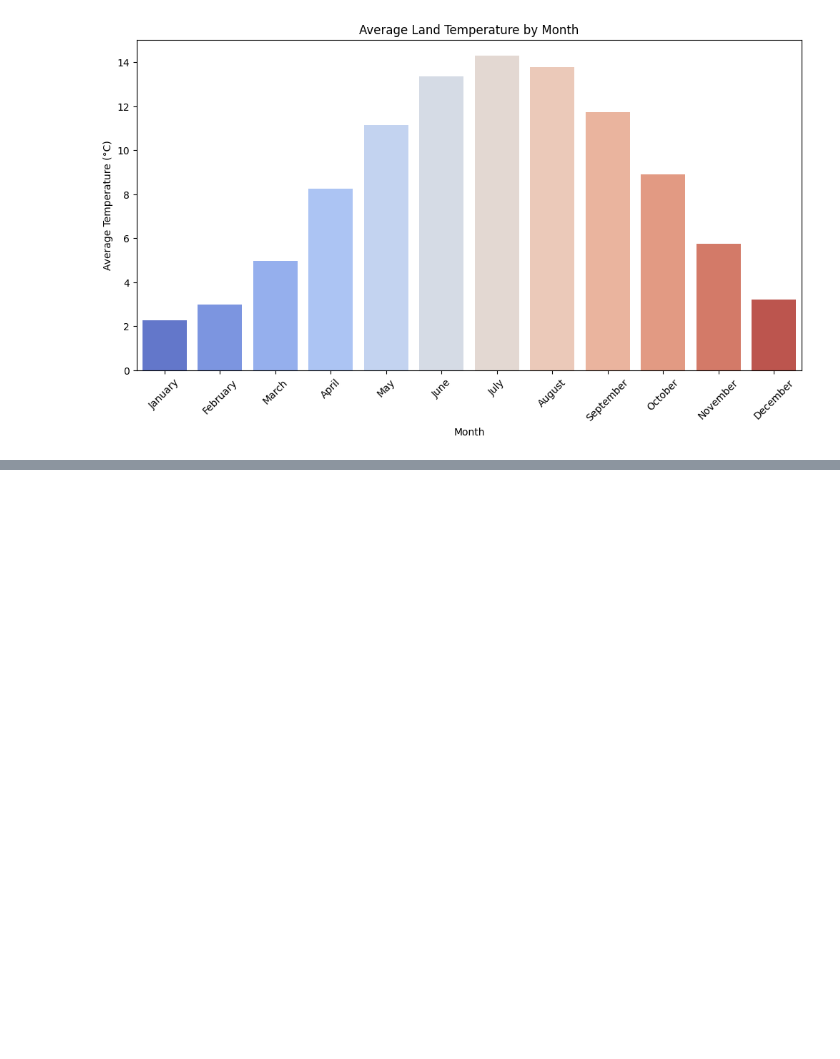
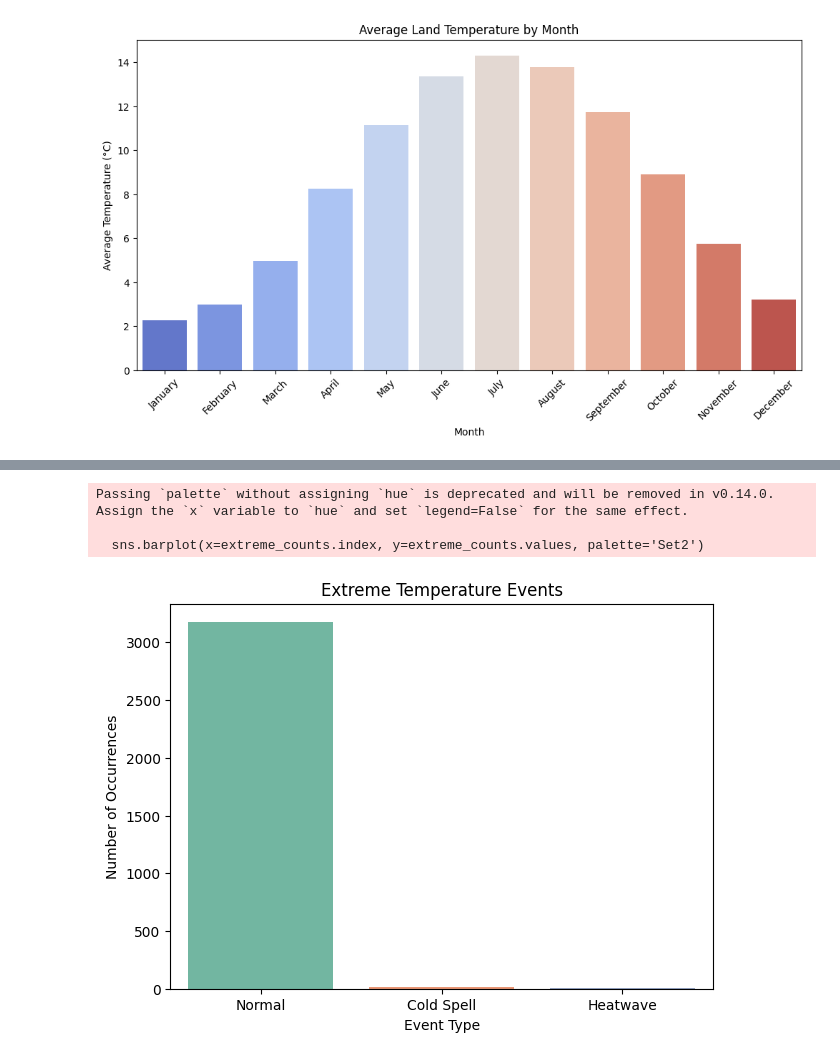
Before and after one commit to lalit1511/EDA_Projects, a Jupyter notebook: Climate_Change.ipynb, the cells around one changed output, grey strips where cells are left out. Saved outputs shown, nothing was run; the diff lists cells and outputs as text; code cells hidden in the pictures; blank space fills up the shorter version.

```diff
--- a/Climate_Change.ipynb
+++ b/Climate_Change.ipynb
@@ -245,0 +266,29 @@ Passing `palette` without assigning `hue` is deprecated and will be removed in v
+# %%
+#Next Exploration: Detecting Heatwaves and Cold Spells
+#Heatwave: Land temperature > mean + 2 × std
+#Cold spell: Land temperature < mean - 2 × std
+# Calculate mean and std
+mean_temp = df['LandAverageTemperature'].mean()
+std_temp = df['LandAverageTemperature'].std()
+
+# Flag extremes
+df['extreme_event'] = df['LandAverageTemperature'].apply(
+    lambda x: 'Heatwave' if x > mean_temp + 2 * std_temp
+    else ('Cold Spell' if x < mean_temp - 2 * std_temp else 'Normal')
+)
+
+# Count of each event type
+extreme_counts = df['extreme_event'].value_counts()
+
+# Plot
+plt.figure(figsize=(7,5))
+sns.barplot(x=extreme_counts.index, y=extreme_counts.values, palette='Set2')
+plt.title('Extreme Temperature Events')
+plt.ylabel('Number of Occurrences')
+plt.xlabel('Event Type')
+plt.show()
+# %% [output]
+Passing `palette` without assigning `hue` is deprecated and will be removed in v0.14.0. Assign the `x` variable to `hue` and set `legend=False` for the same effect.
+
+  sns.barplot(x=extreme_counts.index, y=extreme_counts.values, palette='Set2')
+[figure, added]
```
Also changed, not shown: parts of 5 cells of this notebook.
